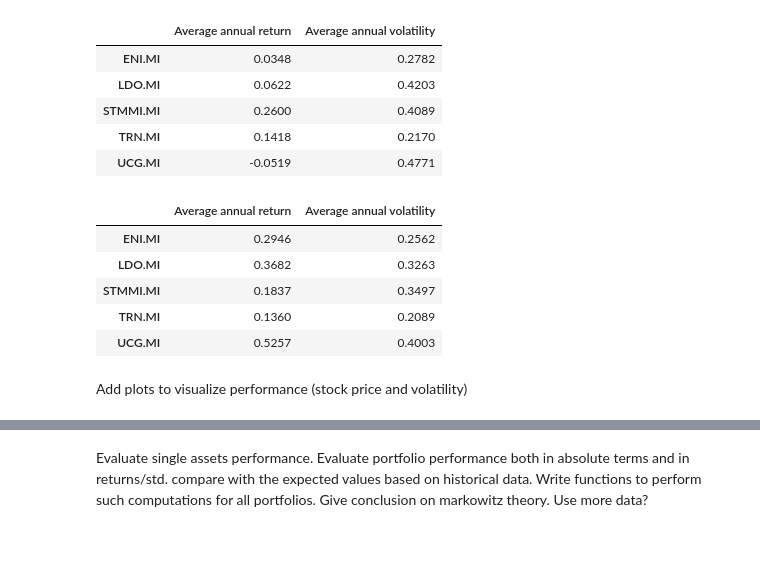
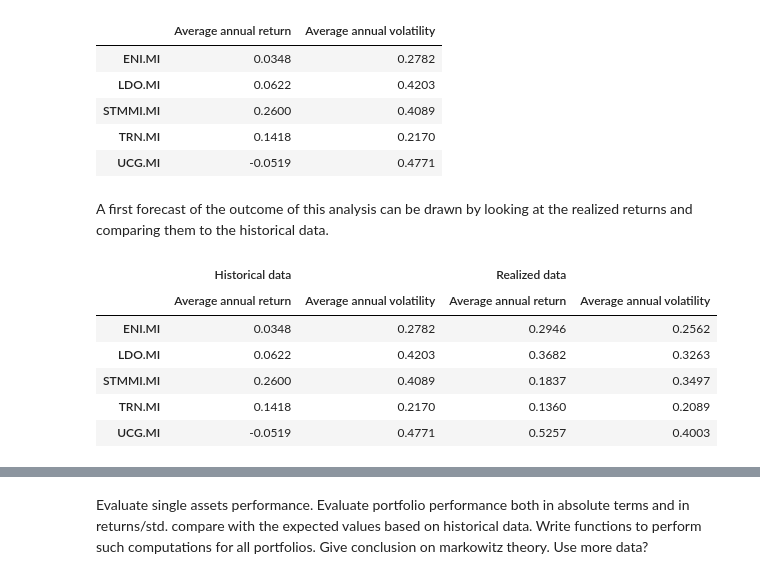
Before and after one commit to FabioNicotra/FabiosPortfolio, a Jupyter notebook: 04_PortfolioSimulation/PortfolioSImulation.ipynb, the cells around one changed output, grey strips where cells are left out. Saved outputs shown, nothing was run; the diff lists cells and outputs as text; code cells hidden in the pictures; blank space fills up the shorter version.

```diff
--- a/04_PortfolioSimulation/PortfolioSImulation.ipynb
+++ b/04_PortfolioSimulation/PortfolioSImulation.ipynb
@@ -91,24 +108,29 @@ partial_statistics
 | STMMI.MI | 0.2600 | 0.4089 |
 | TRN.MI | 0.1418 | 0.2170 |
 | UCG.MI | -0.0519 | 0.4771 |
+# %% [markdown]
+A first forecast of the outcome of this analysis can be drawn by looking at the realized returns and comparing them to the historical data.
 # %%
+# Compute realized returns between 2021 and 2023
 yearStart = '2021'
 yearEnd = '2023'
 realized_returns = df[yearStart:yearEnd].pct_change().dropna()
 realized_annualReturns = realized_returns.mean()*tradingDaysPerYear
 realized_annualVolatility = realized_returns.std()*np.sqrt(tradingDaysPerYear)
 
 realized_statistics = pd.DataFrame({
     'Average annual return': realized_annualReturns,
     'Average annual volatility': realized_annualVolatility
 })
-realized_statistics
+
+# Concatenate the two previous dataframes
+comparison_df = pd.concat([partial_statistics, realized_statistics] ,axis=1, keys=['Historical data', 'Realized data'])
+comparison_df
 # %% [output]
-|  | Average annual return | Average annual volatility |
-| ENI.MI | 0.2946 | 0.2562 |
-| LDO.MI | 0.3682 | 0.3263 |
-| STMMI.MI | 0.1837 | 0.3497 |
-| TRN.MI | 0.1360 | 0.2089 |
-| UCG.MI | 0.5257 | 0.4003 |
+|  | Historical data |  | Realized data |  |
+|  | Average annual return | Average annual volatility | Average annual return | Average annual volatility |
+| ENI.MI | 0.0348 | 0.2782 | 0.2946 | 0.2562 |
+| LDO.MI | 0.0622 | 0.4203 | 0.3682 | 0.3263 |
+| STMMI.MI | 0.2600 | 0.4089 | 0.1837 | 0.3497 |
+| TRN.MI | 0.1418 | 0.2170 | 0.1360 | 0.2089 |
+| UCG.MI | -0.0519 | 0.4771 | 0.5257 | 0.4003 |
-# %% [markdown]
-Add plots to visualize performance (stock price and volatility)
```
Also changed, not shown: parts of 30 cells of this notebook, 2 other files.
